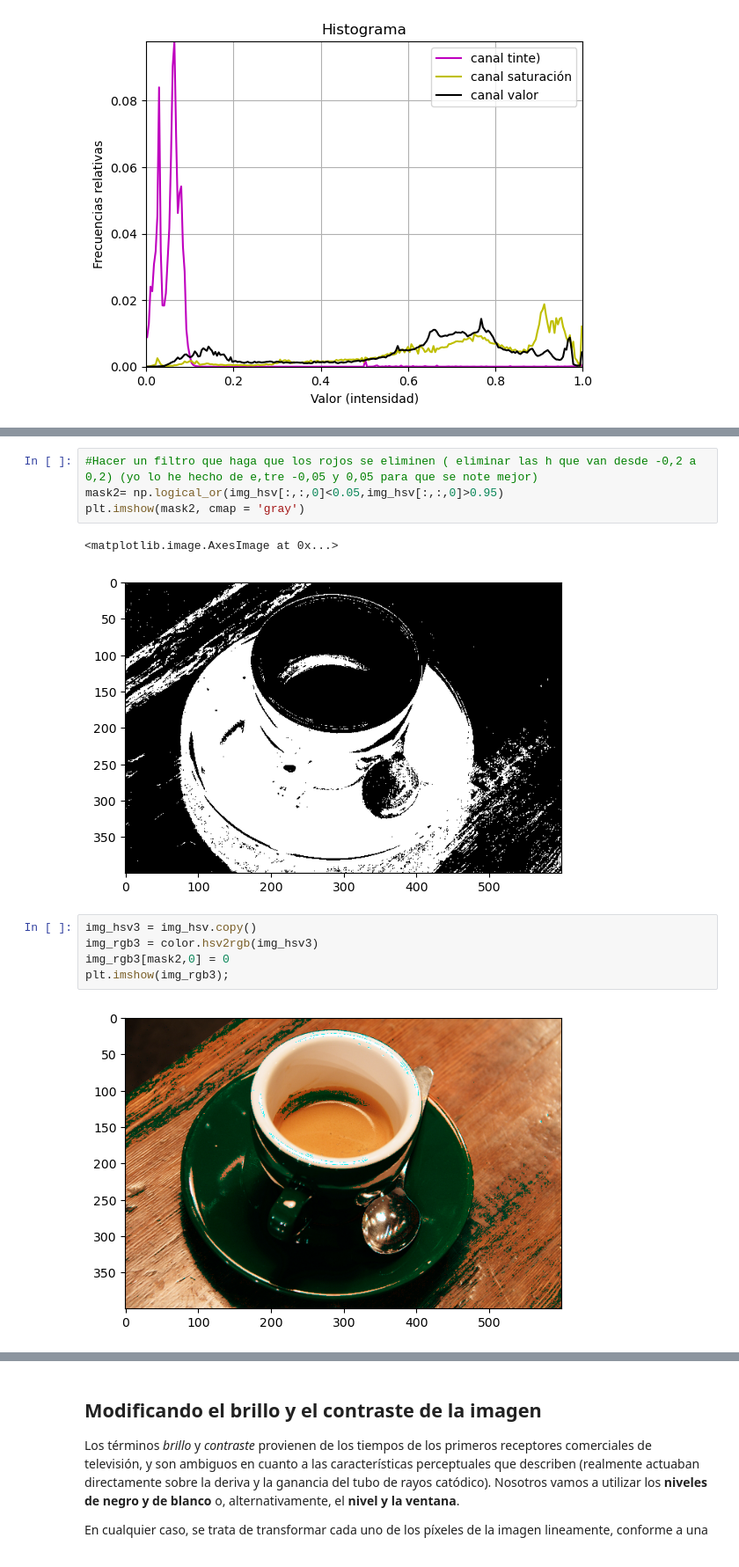
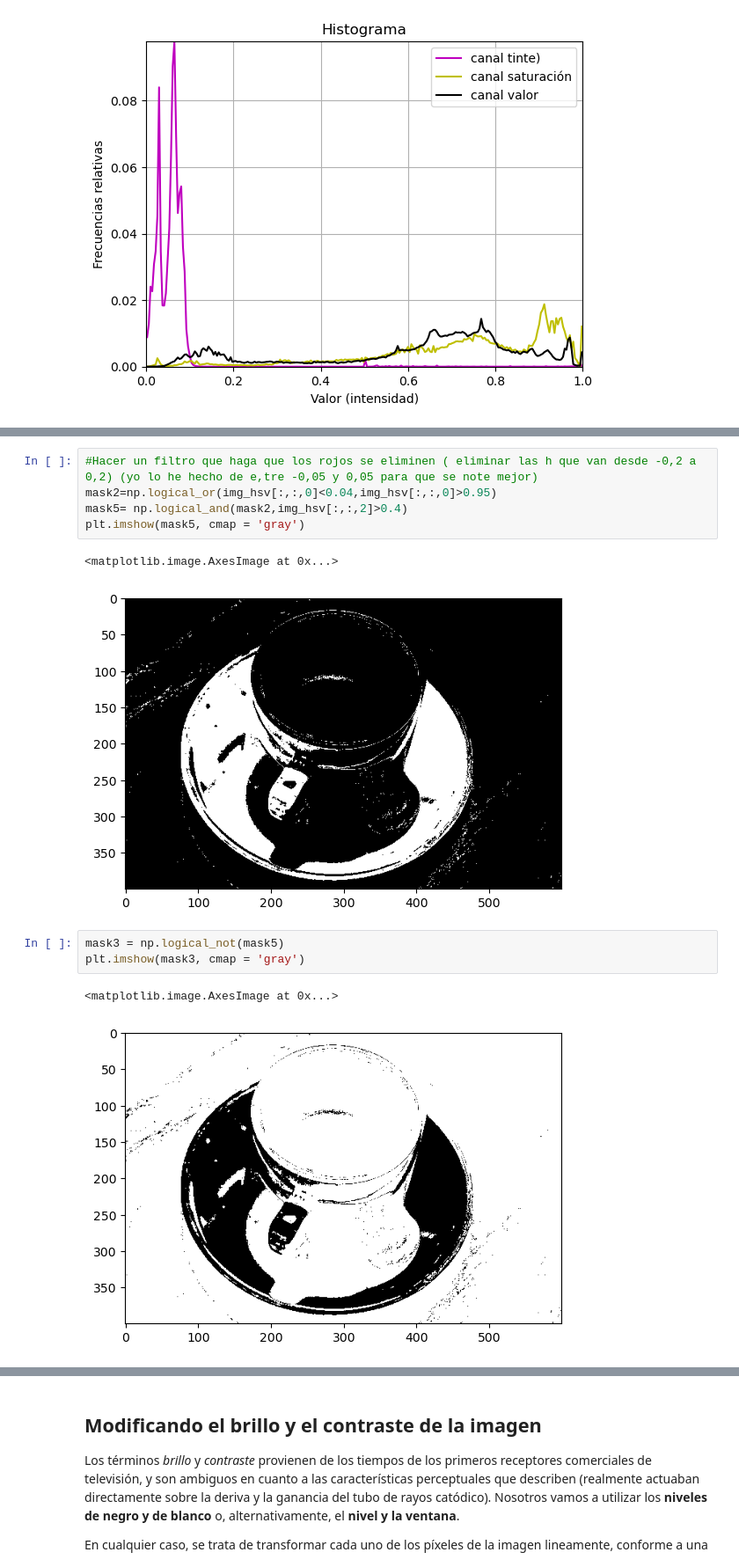
Before and after one commit to DaniMuPi/mi_repositorio, a Jupyter notebook: OperadoresPuntuales.ipynb, the cells around one changed output, grey strips where cells are left out. Shown at 88% size. Saved outputs shown, nothing was run; the diff lists cells and outputs as text.

```diff
--- a/OperadoresPuntuales.ipynb
+++ b/OperadoresPuntuales.ipynb
@@ -190,14 +190,14 @@ plt.imshow(img_rgb2);
 # %%
 #Hacer un filtro que haga que los rojos se eliminen ( eliminar las h que van desde -0,2 a 0,2) (yo lo he hecho de e,tre -0,05 y 0,05 para que se note mejor)
-mask2= np.logical_or(img_hsv[:,:,0]<0.05,img_hsv[:,:,0]>0.95)
-plt.imshow(mask2, cmap = 'gray')
+mask2=np.logical_or(img_hsv[:,:,0]<0.04,img_hsv[:,:,0]>0.95)
+mask5= np.logical_and(mask2,img_hsv[:,:,2]>0.4)
+plt.imshow(mask5, cmap = 'gray')
 # %% [output]
 <matplotlib.image.AxesImage at 0x...>
-[figure, old version]
+[figure, new version]
 # %%
-img_hsv3 = img_hsv.copy()
-img_rgb3 = color.hsv2rgb(img_hsv3)
-img_rgb3[mask2,0] = 0
-plt.imshow(img_rgb3);
+mask3 = np.logical_not(mask5)
+plt.imshow(mask3, cmap = 'gray')
 # %% [output]
+<matplotlib.image.AxesImage at 0x...>
-[figure, old version]
+[figure, new version]
```
Also changed, not shown: parts of 4 cells of this notebook, 2 other files.
